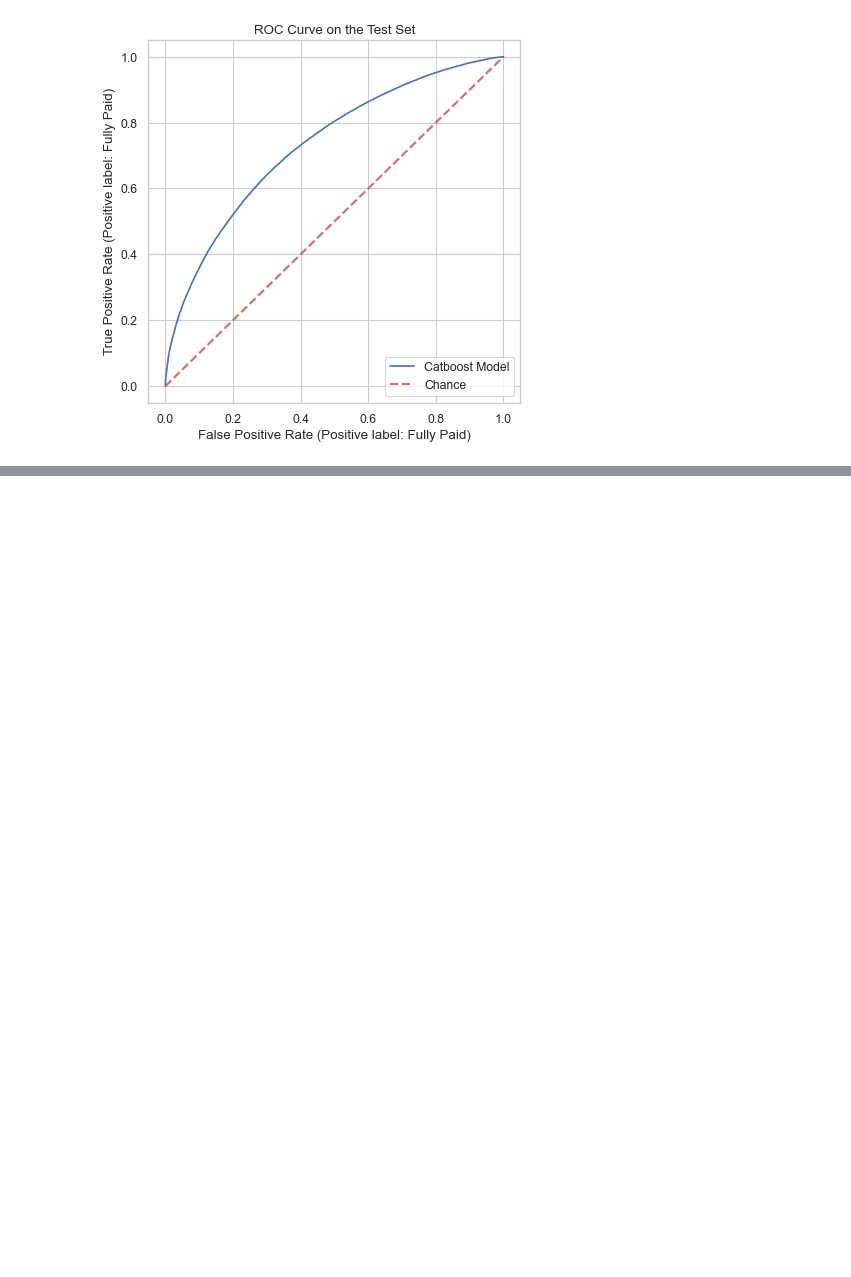
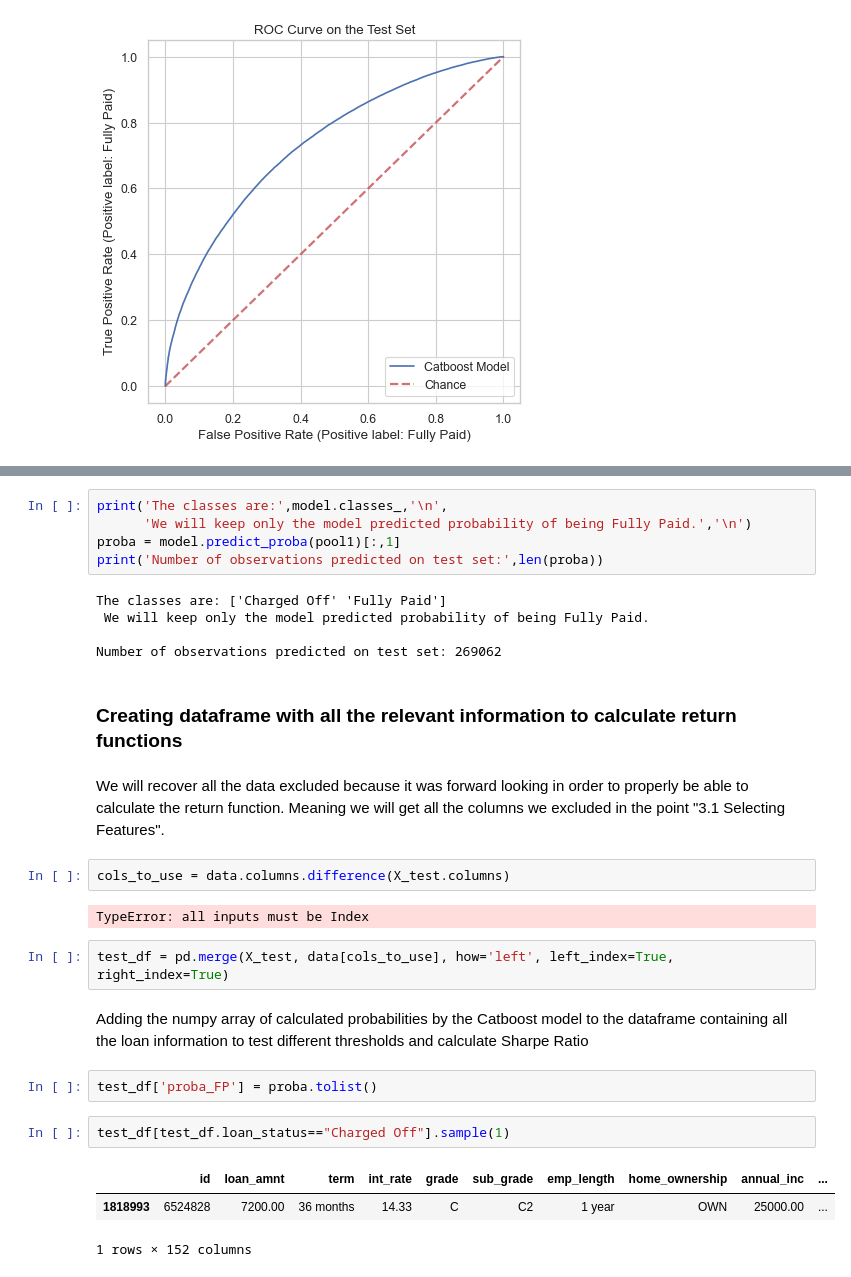
Before and after one commit to DanEllen/Lending-Club-Project, a Jupyter notebook: Lending Club Analysis.ipynb, the cells around one changed output, grey strips where cells are left out. Saved outputs shown, nothing was run; the diff lists cells and outputs as text; blank space fills up the shorter version.

```diff
--- a/Lending Club Analysis.ipynb
+++ b/Lending Club Analysis.ipynb
@@ -530,0 +542,30 @@ Example of the probability array:
+# %%
+print('The classes are:',model.classes_,'\n',
+      'We will keep only the model predicted probability of being Fully Paid.','\n')
+proba = model.predict_proba(pool1)[:,1]
+print('Number of observations predicted on test set:',len(proba))
+# %% [output]
+The classes are: ['Charged Off' 'Fully Paid']
+ We will keep only the model predicted probability of being Fully Paid.
+
+Number of observations predicted on test set: 269062
+# %% [markdown]
+### Creating dataframe with all the relevant information to calculate return functions
+# %% [markdown]
+We will recover all the data excluded because it was forward looking in order to properly be able to calculate the return function. Meaning we will get all the columns we excluded in the point "3.1 Selecting Features".
+# %%
+cols_to_use = data.columns.difference(X_test.columns)
+# %% [output]
+TypeError: all inputs must be Index
+# %%
+test_df = pd.merge(X_test, data[cols_to_use], how='left', left_index=True, right_index=True)
+# %% [markdown]
+Adding the numpy array of calculated probabilities by the Catboost model to the dataframe containing all the loan information to test different thresholds and calculate Sharpe Ratio
+# %%
+test_df['proba_FP'] = proba.tolist()
+# %%
+test_df[test_df.loan_status=="Charged Off"].sample(1)
+# %% [output]
+|  | id | loan_amnt | term | int_rate | grade | sub_grade | emp_length | home_ownership | annual_inc | ... |
+| 1818993 | 6524828 | 7200.00 | 36 months | 14.33 | C | C2 | 1 year | OWN | 25000.00 | ... |
+1 rows × 152 columns
```
Also changed, not shown: parts of 43 cells of this notebook, 2 other files.
